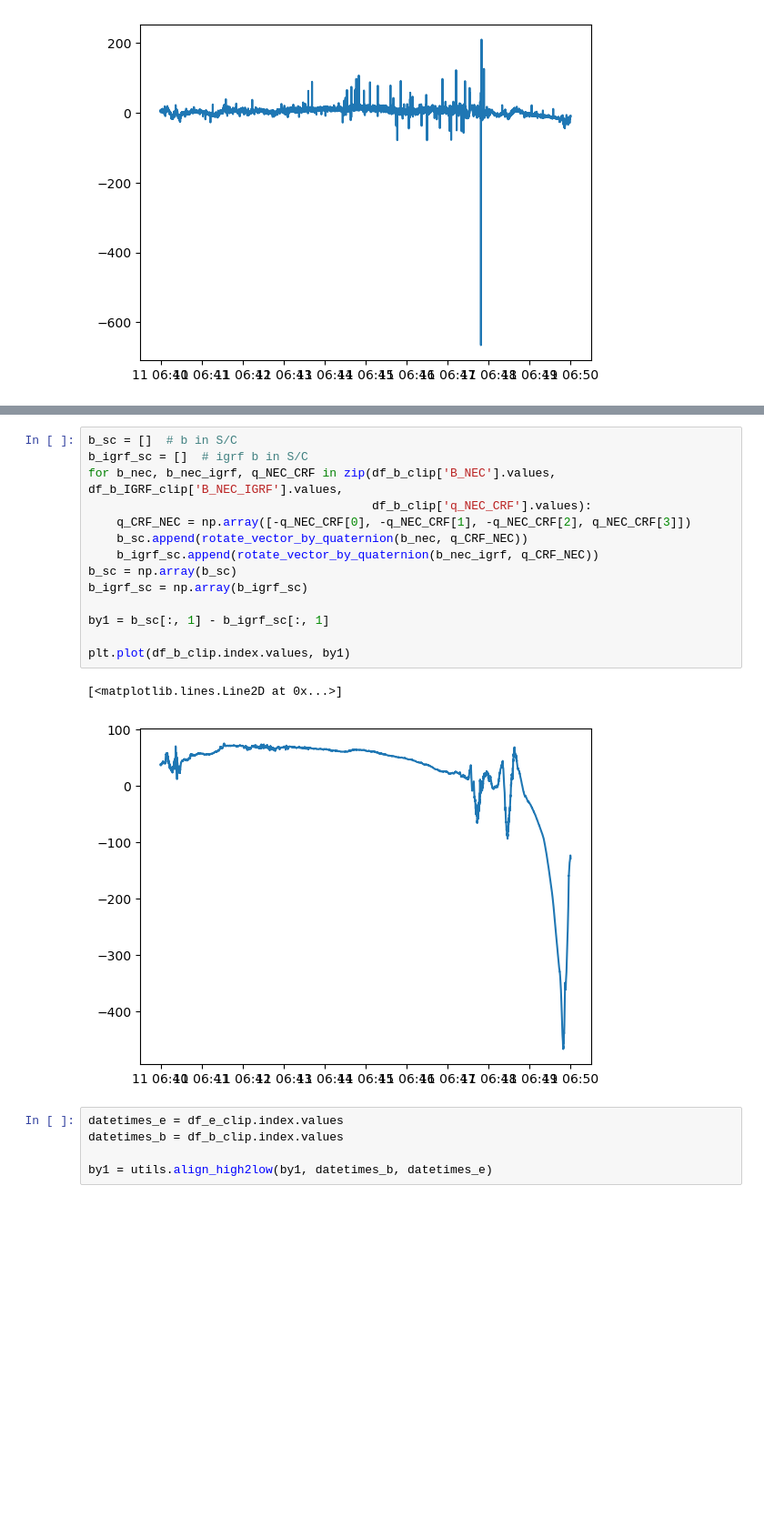
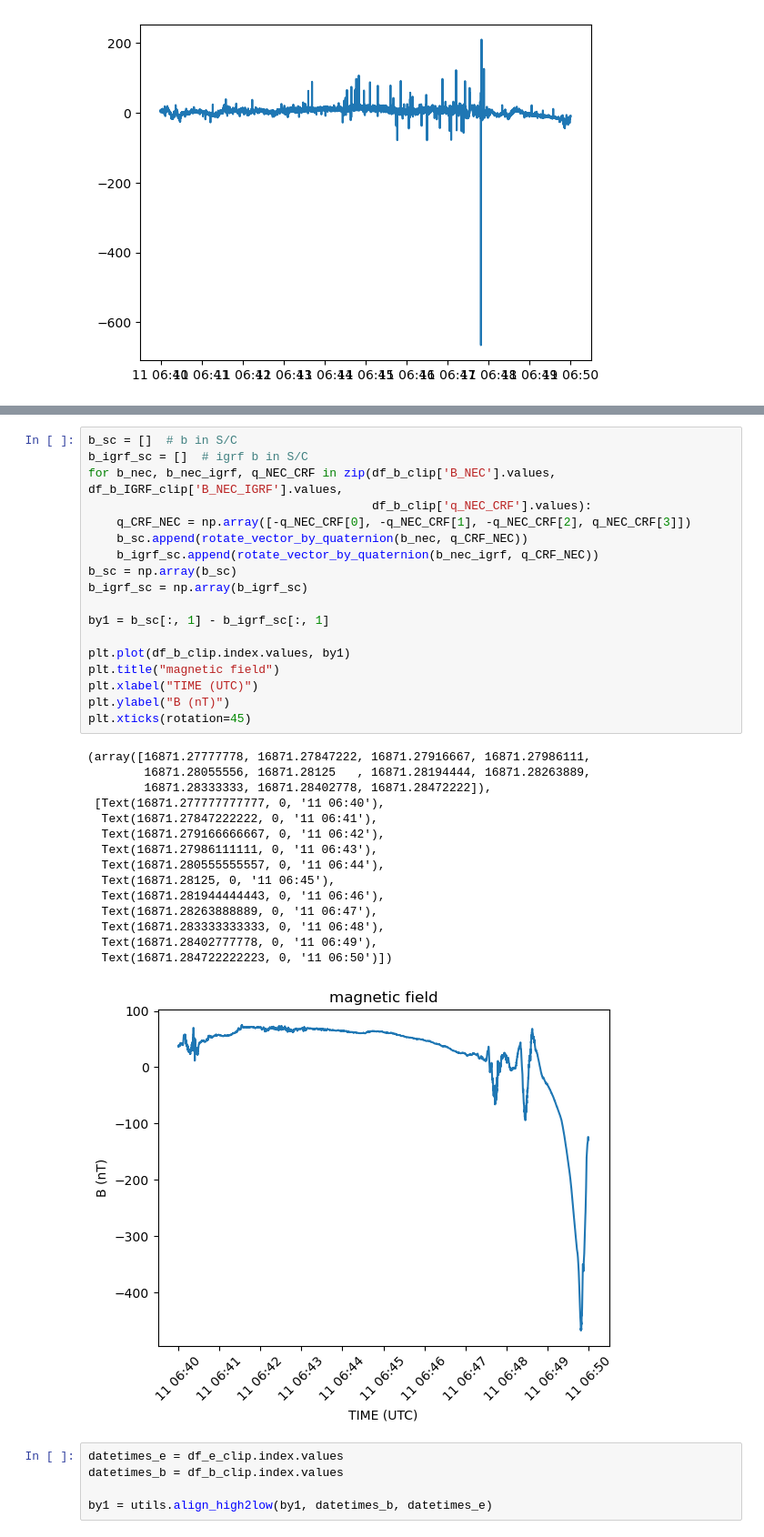
Before and after one commit to cleo24621/pyaw, a Jupyter notebook: swarm_case/miles2018/swarm_case_miles2018_main.ipynb, the cells around one changed output, grey strips where cells are left out. Shown at 91% size. Saved outputs shown, nothing was run; the diff lists cells and outputs as text; blank space fills up the shorter version.

```diff
--- a/swarm_case/miles2018/swarm_case_miles2018_main.ipynb
+++ b/swarm_case/miles2018/swarm_case_miles2018_main.ipynb
@@ -93,20 +97,37 @@ plt.show()
 # %%
 b_sc = []  # b in S/C
 b_igrf_sc = []  # igrf b in S/C
 for b_nec, b_nec_igrf, q_NEC_CRF in zip(df_b_clip['B_NEC'].values, df_b_IGRF_clip['B_NEC_IGRF'].values,
                                         df_b_clip['q_NEC_CRF'].values):
     q_CRF_NEC = np.array([-q_NEC_CRF[0], -q_NEC_CRF[1], -q_NEC_CRF[2], q_NEC_CRF[3]])
     b_sc.append(rotate_vector_by_quaternion(b_nec, q_CRF_NEC))
     b_igrf_sc.append(rotate_vector_by_quaternion(b_nec_igrf, q_CRF_NEC))
 b_sc = np.array(b_sc)
 b_igrf_sc = np.array(b_igrf_sc)
 
 by1 = b_sc[:, 1] - b_igrf_sc[:, 1]
 
 plt.plot(df_b_clip.index.values, by1)
+plt.title("magnetic field")
+plt.xlabel("TIME (UTC)")
+plt.ylabel("B (nT)")
+plt.xticks(rotation=45)
 # %% [output]
-[<matplotlib.lines.Line2D at 0x...>]
+(array([16871.27777778, 16871.27847222, 16871.27916667, 16871.27986111,
+        16871.28055556, 16871.28125   , 16871.28194444, 16871.28263889,
+        16871.28333333, 16871.28402778, 16871.28472222]),
+ [Text(16871.277777777777, 0, '11 06:40'),
+  Text(16871.27847222222, 0, '11 06:41'),
+  Text(16871.279166666667, 0, '11 06:42'),
+  Text(16871.27986111111, 0, '11 06:43'),
+  Text(16871.280555555557, 0, '11 06:44'),
+  Text(16871.28125, 0, '11 06:45'),
+  Text(16871.281944444443, 0, '11 06:46'),
+  Text(16871.28263888889, 0, '11 06:47'),
+  Text(16871.283333333333, 0, '11 06:48'),
+  Text(16871.28402777778, 0, '11 06:49'),
+  Text(16871.284722222223, 0, '11 06:50')])
-[figure, old version]
+[figure, new version]
 # %%
 datetimes_e = df_e_clip.index.values
 datetimes_b = df_b_clip.index.values
```
Also changed, not shown: parts of 11 cells of this notebook, 1 other file.
